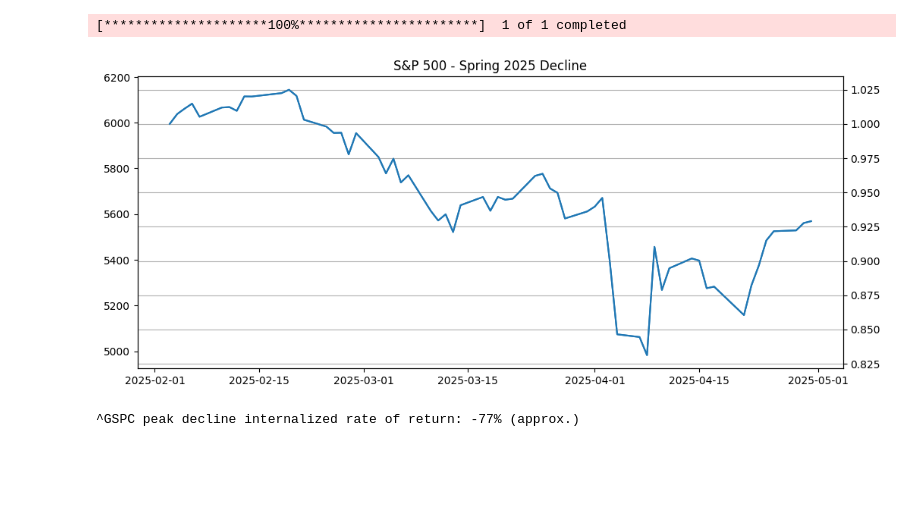
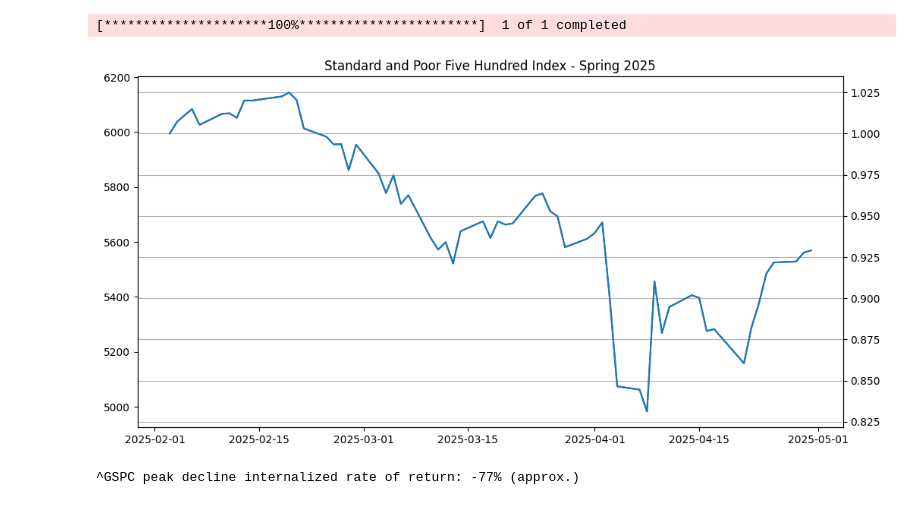
Before and after one commit to abonham499-LPS/finance_revisited, a Jupyter notebook: finance_rev_iii.ipynb, the cells around one changed output. Drawn from its saved outputs; the diff is of its cells as text; code cells hidden in the pictures; blank space fills up the shorter version.

```diff
--- a/finance_rev_iii.ipynb
+++ b/finance_rev_iii.ipynb
@@ -267,15 +279,15 @@ Y = IDX_N["^GSPC"].iloc[:N]
 # %% [output]
 [*********************100%***********************]  1 of 1 completed
 # %%
-fig, ax1 = plt.subplots(figsize=(12, 5))
+fig, ax1 = plt.subplots(figsize=(12, 6))
 ax1.plot(IDX, label=idx)
 ax2 = ax1.twinx()
 ax2.plot(IDX_N)
 plt.grid()
-plt.title("S&P 500 - Spring 2025 Decline", fontsize=12)
+plt.title("Standard and Poor Five Hundred Index - Spring 2025", fontsize=12)
 plt.show()
 # %% [output]
-[figure, old version]
+[figure, new version]
 # %%
 IRR = (IDX.loc["2025-04-07"] / IDX.loc["2025-02-19"]) ** (
     251 / (IDX.index.get_loc("2025-04-07") - IDX.index.get_loc("2025-02-19"))
```
Also changed, not shown: parts of 5 cells of this notebook.
